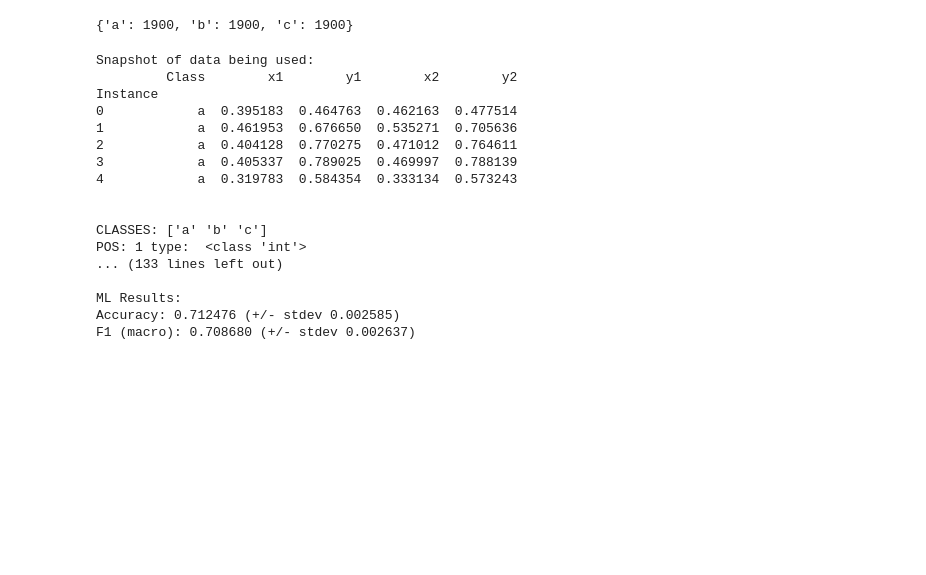
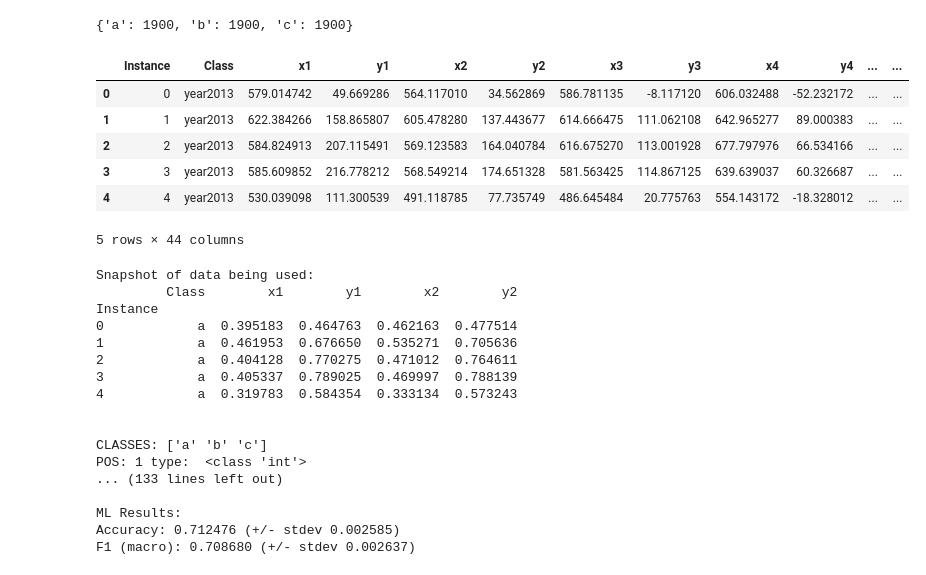
Before and after one commit to jdevenegas/plb_midterm, a Jupyter notebook: SVM_final_notebook.ipynb, the cells around one changed output. Saved outputs shown, nothing was run; the diff lists cells and outputs as text; code cells hidden in the pictures; blank space fills up the shorter version.

Commit message:
year_strings dataset update

```diff
--- a/SVM_final_notebook.ipynb
+++ b/SVM_final_notebook.ipynb
@@ -185,3 +185,15 @@ with open('year_strings.csv') as inputf:
 print(num_year_classes)
 # %% [output]
 {'a': 1900, 'b': 1900, 'c': 1900}
+# %%
+year = pd.read_csv('year_prediction_dataset.csv')
+year.replace(to_replace=[2013,2015,2016],value=['year2013','year2015','year2016'],inplace=True)
+year.head()
+# %% [output]
+|  | Instance | Class | x1 | y1 | x2 | y2 | x3 | y3 | x4 | y4 | ... | ... |
+| 0 | 0 | year2013 | 579.014742 | 49.669286 | 564.117010 | 34.562869 | 586.781135 | -8.117120 | 606.032488 | -52.232172 | ... | ... |
+| 1 | 1 | year2013 | 622.384266 | 158.865807 | 605.478280 | 137.443677 | 614.666475 | 111.062108 | 642.965277 | 89.000383 | ... | ... |
+| 2 | 2 | year2013 | 584.824913 | 207.115491 | 569.123583 | 164.040784 | 616.675270 | 113.001928 | 677.797976 | 66.534166 | ... | ... |
+| 3 | 3 | year2013 | 585.609852 | 216.778212 | 568.549214 | 174.651328 | 581.563425 | 114.867125 | 639.639037 | 60.326687 | ... | ... |
+| 4 | 4 | year2013 | 530.039098 | 111.300539 | 491.118785 | 77.735749 | 486.645484 | 20.775763 | 554.143172 | -18.328012 | ... | ... |
+5 rows × 44 columns
```
Also changed, not shown: parts of 1 cell of this notebook, 2 other files.
